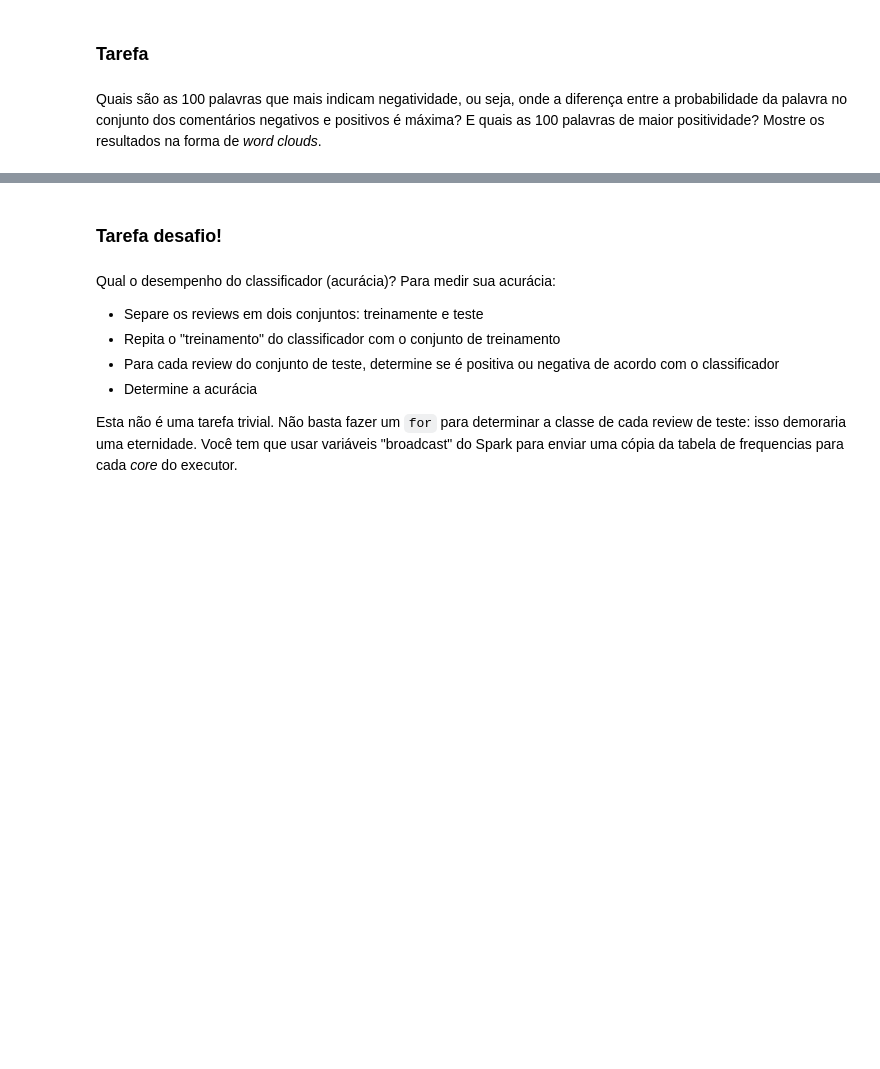
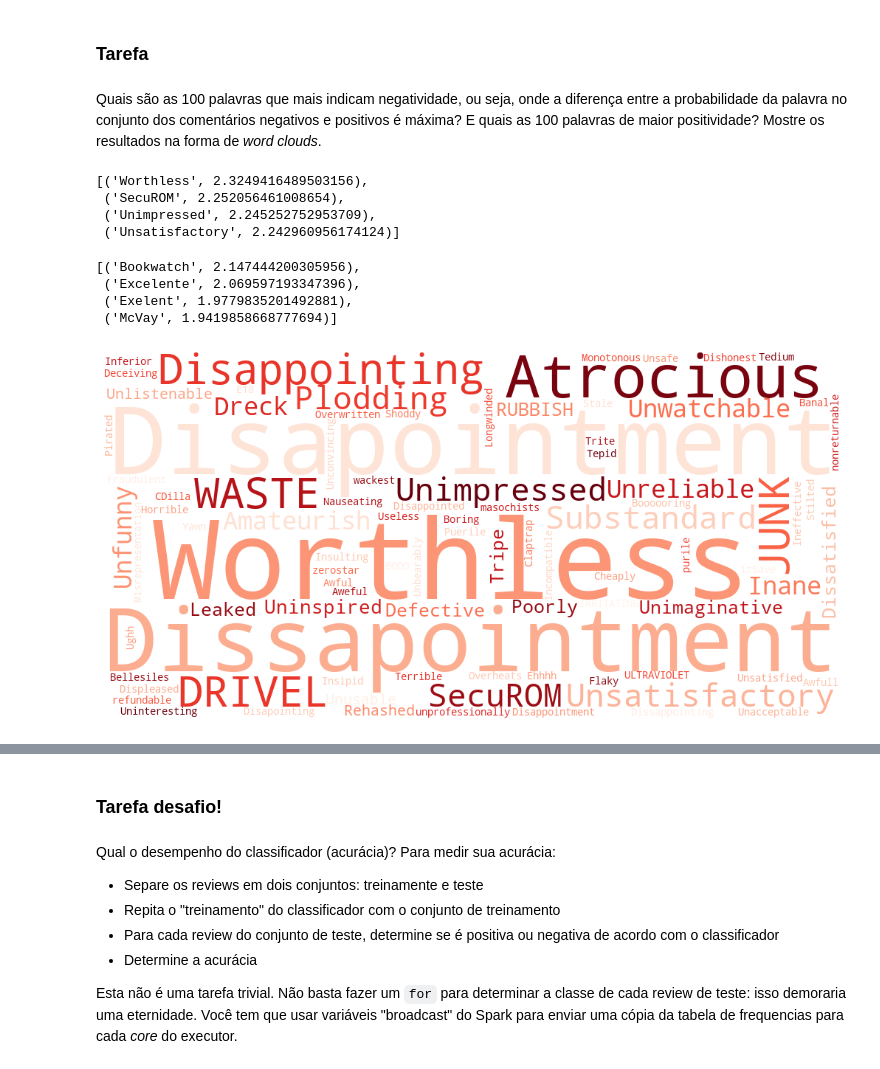
Before and after one commit to Lahiry/projeto-spark, a Jupyter notebook: projeto_spark.ipynb, the cells around one changed output, grey strips where cells are left out. Saved outputs shown, nothing was run; the diff lists cells and outputs as text; code cells hidden in the pictures; blank space fills up the shorter version.

```diff
--- a/projeto_spark.ipynb
+++ b/projeto_spark.ipynb
@@ -271,3 +271,29 @@ Agora que temos um classificador Naive-Bayes, vamos explorá-lo um pouco:
 ### Tarefa
 # %% [markdown]
 Quais são as 100 palavras que mais indicam negatividade, ou seja, onde a diferença entre a probabilidade da palavra no conjunto dos comentários negativos e positivos é máxima? E quais as 100 palavras de maior positividade? Mostre os resultados na forma de *word clouds*.
+# %%
+top100_neg = rdd_log_pos_neg \
+                .filter(lambda x: x[1][0] != None and x[1][1] != None) \
+                .map(lambda x: (x[0], x[1][1] - x[1][0])) \
+                .sortBy(lambda x: x[1], ascending = False) \
+                .take(100)
+
+top100_pos = rdd_log_pos_neg \
+                .filter(lambda x: x[1][0] != None and x[1][1] != None) \
+                .map(lambda x: (x[0], x[1][0] - x[1][1])) \
+                .sortBy(lambda x: x[1], ascending = False) \
+                .take(100)
+# %%
+top100_neg[:4]
+# %% [output]
+[('Worthless', 2.3249416489503156),
+ ('SecuROM', 2.252056461008654),
+ ('Unimpressed', 2.245252752953709),
+ ('Unsatisfactory', 2.242960956174124)]
+# %%
+top100_pos[:4]
+# %% [output]
+[('Bookwatch', 2.147444200305956),
+ ('Excelente', 2.069597193347396),
+ ('Exelent', 1.9779835201492881),
+ ('McVay', 1.9419858668777694)]
@@ -273,0 +306,11 @@ Quais são as 100 palavras que mais indicam negatividade, ou seja, onde a difere
+# %%
+top100_neg_list = " ".join([item[0] for item in top100_neg])
+wordcloud_neg = WordCloud(colormap = "Reds", background_color="white", width = 1000, height = 500,).generate(top100_neg_list)
+
+plt.figure(figsize = (10, 5), facecolor = None)
+plt.imshow(wordcloud_neg)
+plt.axis("off")
+plt.tight_layout(pad = 0)
+plt.show()
+# %% [output]
+[figure, added]
```
Also changed, not shown: parts of 7 cells of this notebook.
